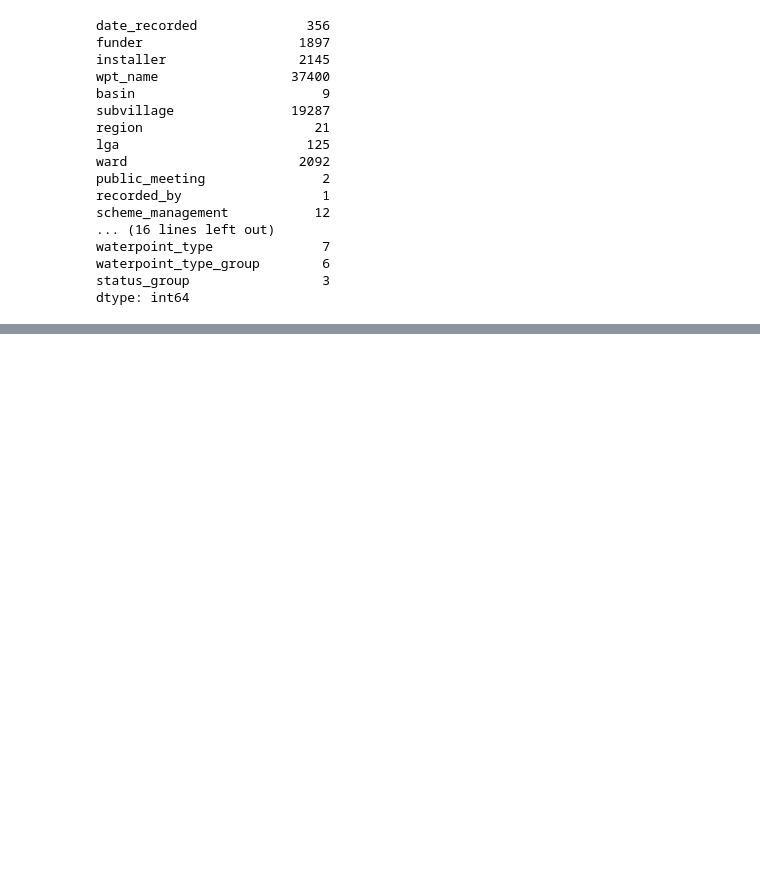
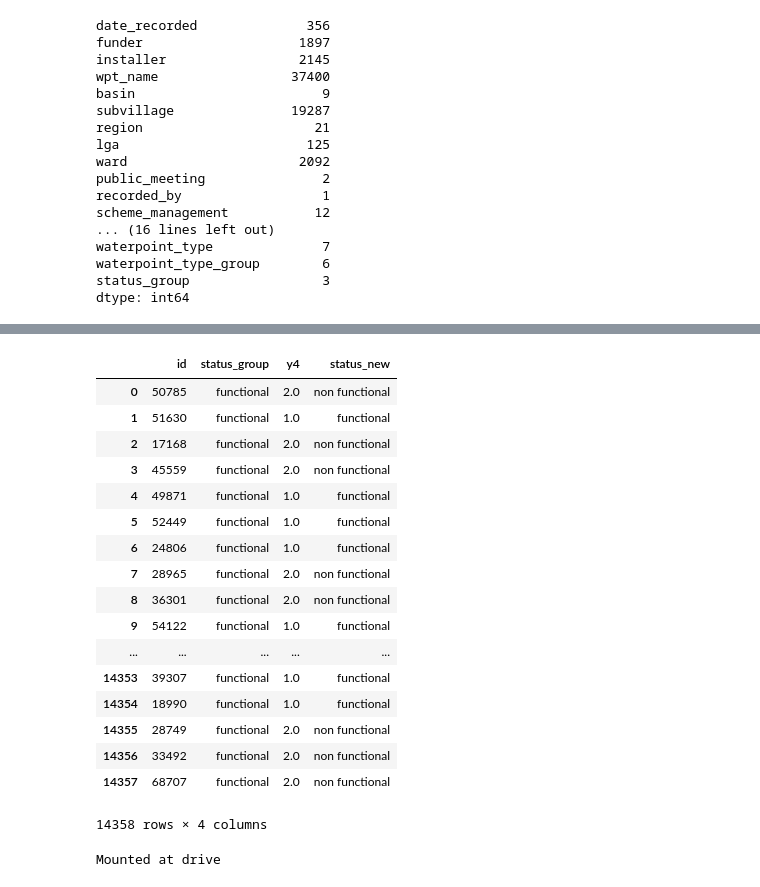
Before and after one commit to donw385/Unit-2-Sprint-Challenge, a Jupyter notebook: Don_Wang_Predictive_Modeling_Challenge.ipynb, the cells around one changed output, grey strips where cells are left out. Drawn from its saved outputs; the diff is of its cells as text; code cells hidden in the pictures; blank space fills up the shorter version.

```diff
--- a/Don_Wang_Predictive_Modeling_Challenge.ipynb
+++ b/Don_Wang_Predictive_Modeling_Challenge.ipynb
@@ -246,2 +313,35 @@ pd.DataFrame(y_pred)
 14358 rows × 1 columns
+# %%
+# submission
+submission = sample.copy()
+submission['y4']= y_pred
+# %%
+dict2 = {1:'functional',2:'non functional',3:'functional needs repair'}
+submission['status_new'] = submission['y4'].map(dict2)
+
+
+submission
+# %% [output]
+|  | id | status_group | y4 | status_new |
+| 0 | 50785 | functional | 2.0 | non functional |
+| 1 | 51630 | functional | 1.0 | functional |
+| 2 | 17168 | functional | 2.0 | non functional |
+| 3 | 45559 | functional | 2.0 | non functional |
+| 4 | 49871 | functional | 1.0 | functional |
+| 5 | 52449 | functional | 1.0 | functional |
+| 6 | 24806 | functional | 1.0 | functional |
+| 7 | 28965 | functional | 2.0 | non functional |
+| 8 | 36301 | functional | 2.0 | non functional |
+| 9 | 54122 | functional | 1.0 | functional |
+| ... | ... | ... | ... | ... |
+| 14353 | 39307 | functional | 1.0 | functional |
+| 14354 | 18990 | functional | 1.0 | functional |
+| 14355 | 28749 | functional | 2.0 | non functional |
+| 14356 | 33492 | functional | 2.0 | non functional |
+| 14357 | 68707 | functional | 2.0 | non functional |
+14358 rows × 4 columns
+# %%
+drive.mount('drive', force_remount=True)
+# %% [output]
+Mounted at drive
 # %%
```
Also changed, not shown: parts of 15 cells of this notebook.
